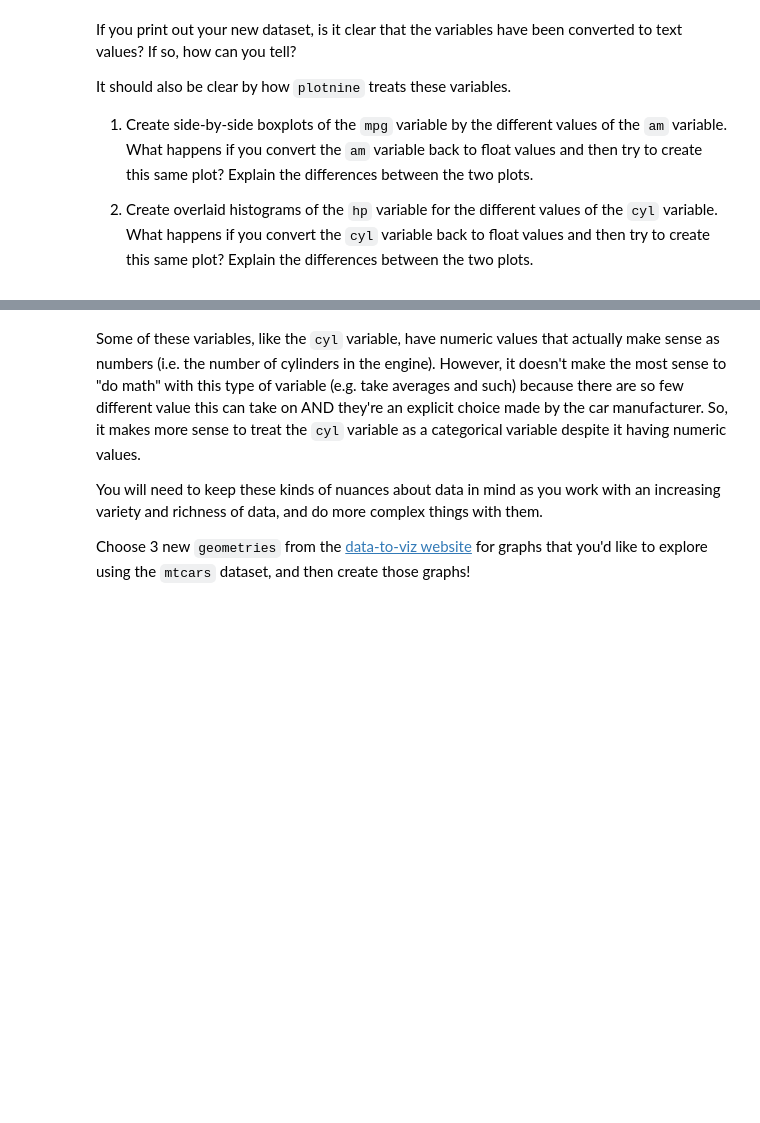
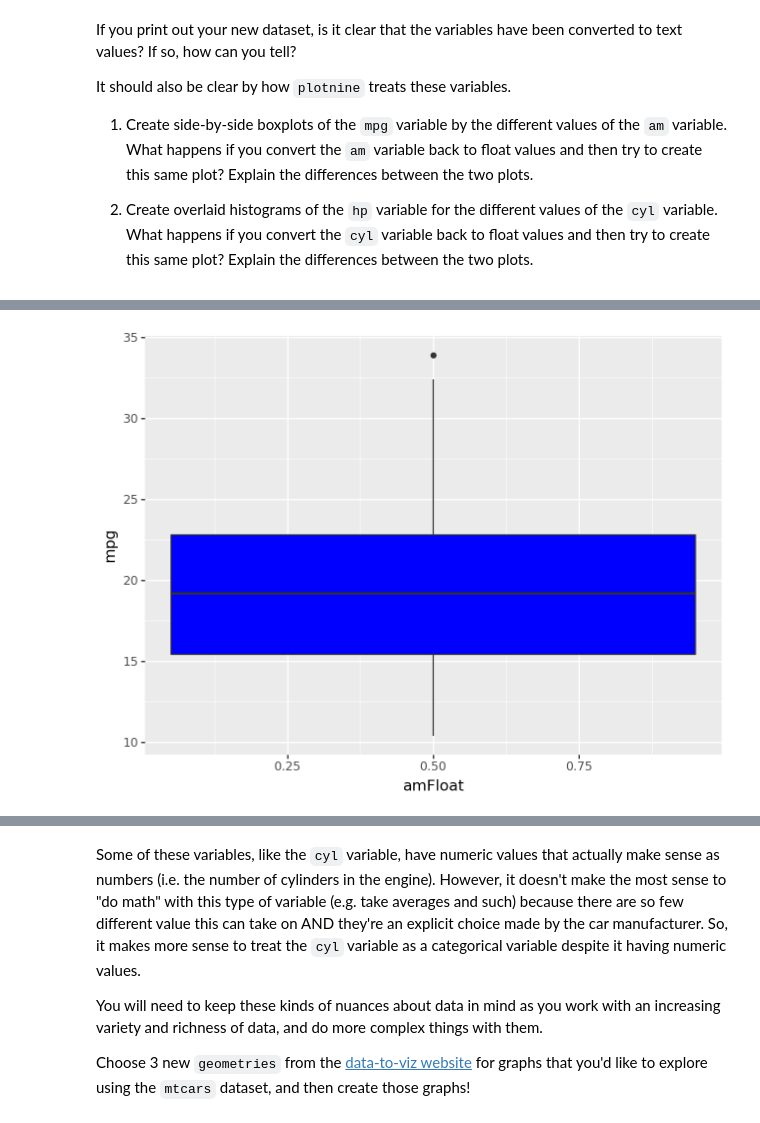
Before and after one commit to davisbove/GSB_544, a Jupyter notebook: Introduction_to_Data_Viz_Using_mtcars_Dataset.ipynb, the cells around one changed output, grey strips where cells are left out. Drawn from its saved outputs; the diff is of its cells as text; code cells hidden in the pictures; blank space fills up the shorter version.

```diff
--- a/Introduction_to_Data_Viz_Using_mtcars_Dataset.ipynb
+++ b/Introduction_to_Data_Viz_Using_mtcars_Dataset.ipynb
@@ -106,0 +105,6 @@ It should also be clear by how `plotnine` treats these variables.
+# %%
+#convert back to float
+df["amFloat"]= df["am"].astype(float)
+(ggplot(df, aes(x = "amFloat", y = "mpg")) + geom_boxplot(fill = "blue"))
+# %% [output]
+[figure, added]
```
Also changed, not shown: parts of 13 cells of this notebook.
